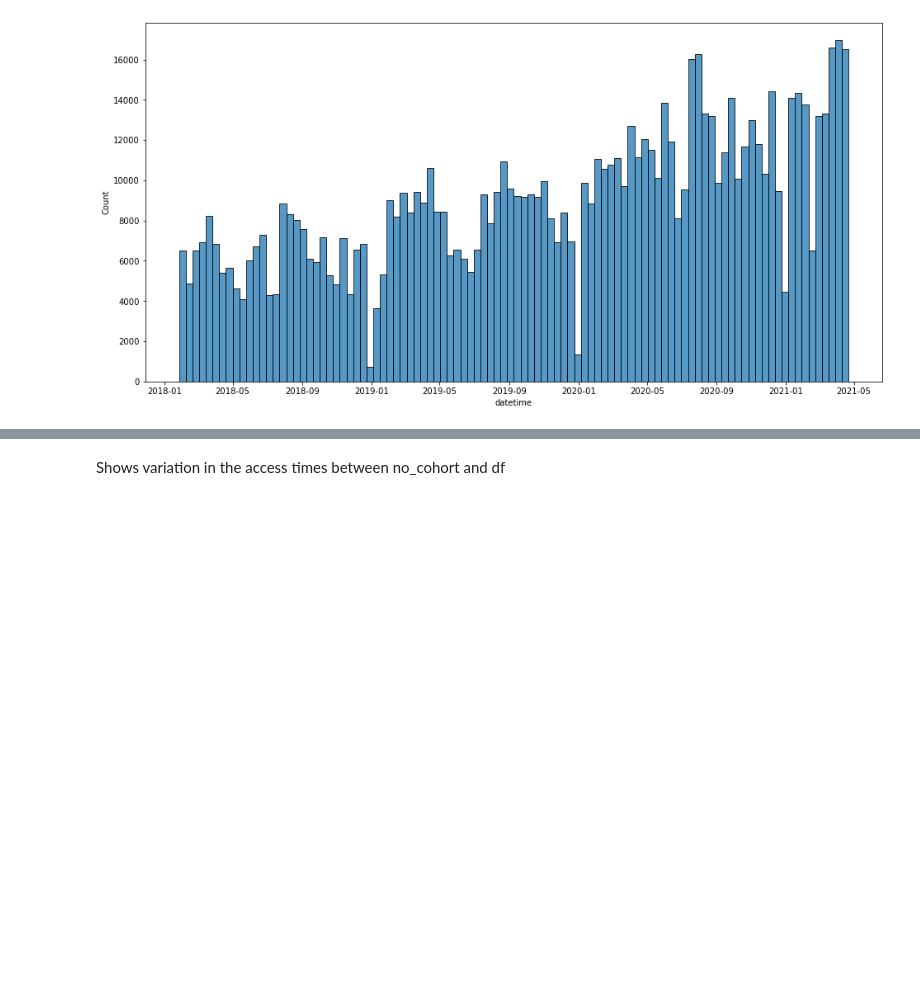
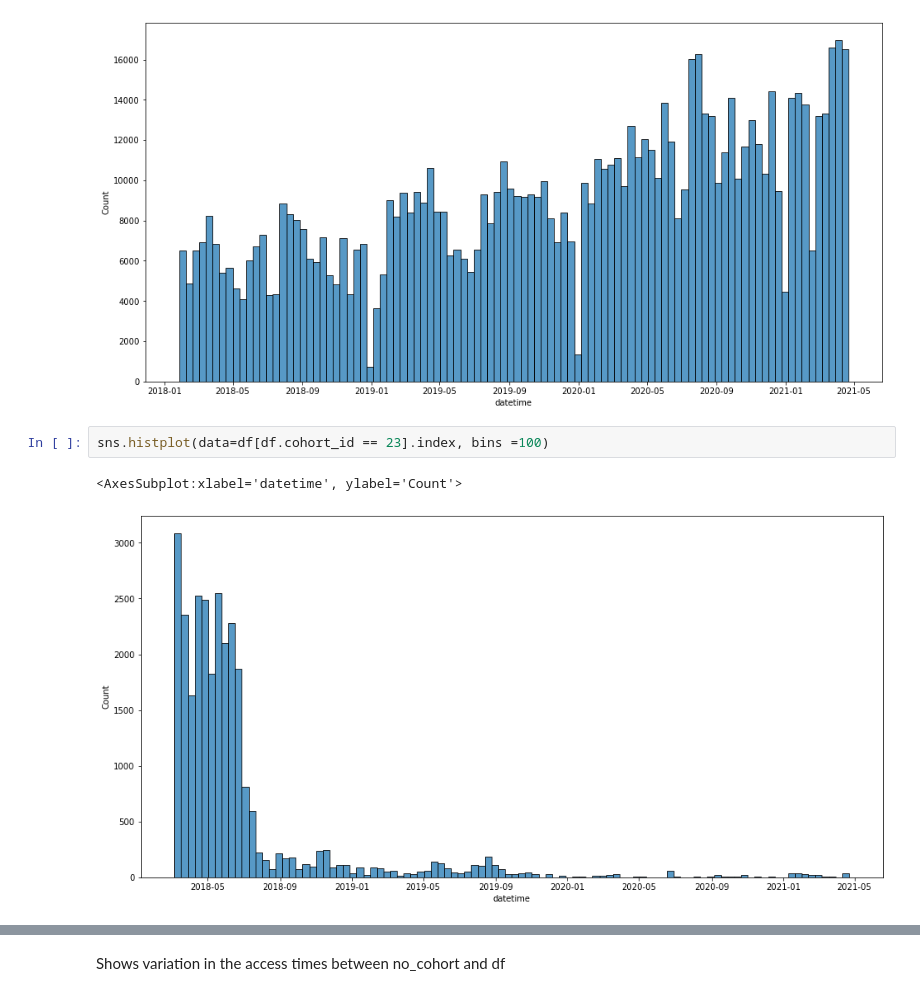
Before and after one commit to AACKV/anomaly_detection_project, a Jupyter notebook: andrew_working_notebook.ipynb, the cells around one changed output, grey strips where cells are left out. Saved outputs shown, nothing was run; the diff lists cells and outputs as text; blank space fills up the shorter version.

```diff
--- a/andrew_working_notebook.ipynb
+++ b/andrew_working_notebook.ipynb
@@ -149,3 +149,8 @@ sns.histplot(data=df.index, bins =100)
 # %% [output]
 <AxesSubplot:xlabel='datetime', ylabel='Count'>
 [figure]
+# %%
+sns.histplot(data=df[df.cohort_id == 23].index, bins =100)
+# %% [output]
+<AxesSubplot:xlabel='datetime', ylabel='Count'>
+[figure, added]
```
Also changed, not shown: parts of 31 cells of this notebook.
